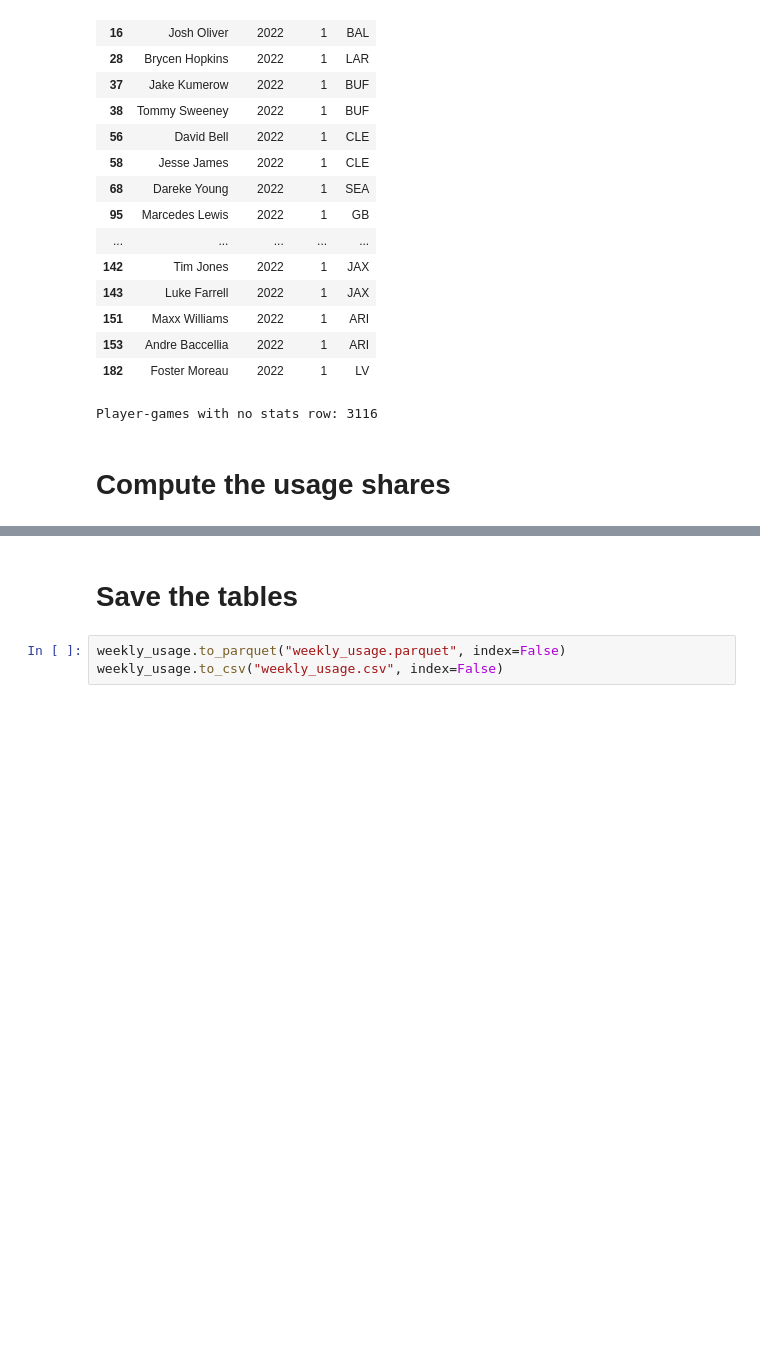
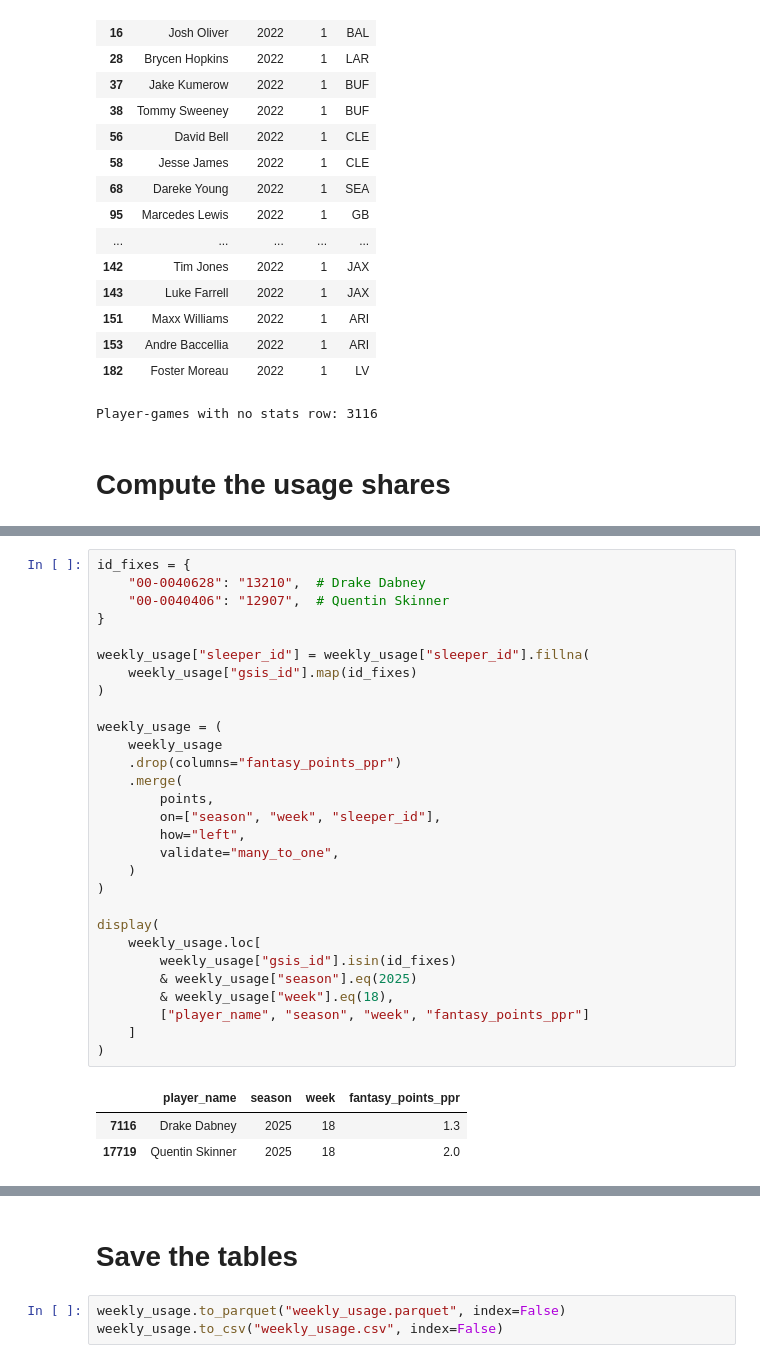
Before and after one commit to KylanHuynh7/RosterWatch, a Jupyter notebook: notebooks/weekly_usage.ipynb, the cells around one changed output, grey strips where cells are left out. Saved outputs shown, nothing was run; the diff lists cells and outputs as text; blank space fills up the shorter version.

```diff
--- a/notebooks/weekly_usage.ipynb
+++ b/notebooks/weekly_usage.ipynb
@@ -331,0 +400,33 @@ display(weekly_usage.head(10))
+# %%
+id_fixes = {
+    "00-0040628": "13210",  # Drake Dabney
+    "00-0040406": "12907",  # Quentin Skinner
+}
+
+weekly_usage["sleeper_id"] = weekly_usage["sleeper_id"].fillna(
+    weekly_usage["gsis_id"].map(id_fixes)
+)
+
+weekly_usage = (
+    weekly_usage
+    .drop(columns="fantasy_points_ppr")
+    .merge(
+        points,
+        on=["season", "week", "sleeper_id"],
+        how="left",
+        validate="many_to_one",
+    )
+)
+
+display(
+    weekly_usage.loc[
+        weekly_usage["gsis_id"].isin(id_fixes)
+        & weekly_usage["season"].eq(2025)
+        & weekly_usage["week"].eq(18),
+        ["player_name", "season", "week", "fantasy_points_ppr"]
+    ]
+)
+# %% [output]
+|  | player_name | season | week | fantasy_points_ppr |
+| 7116 | Drake Dabney | 2025 | 18 | 1.3 |
+| 17719 | Quentin Skinner | 2025 | 18 | 2.0 |
```
Also changed, not shown: parts of 4 cells of this notebook, 2 other files.
